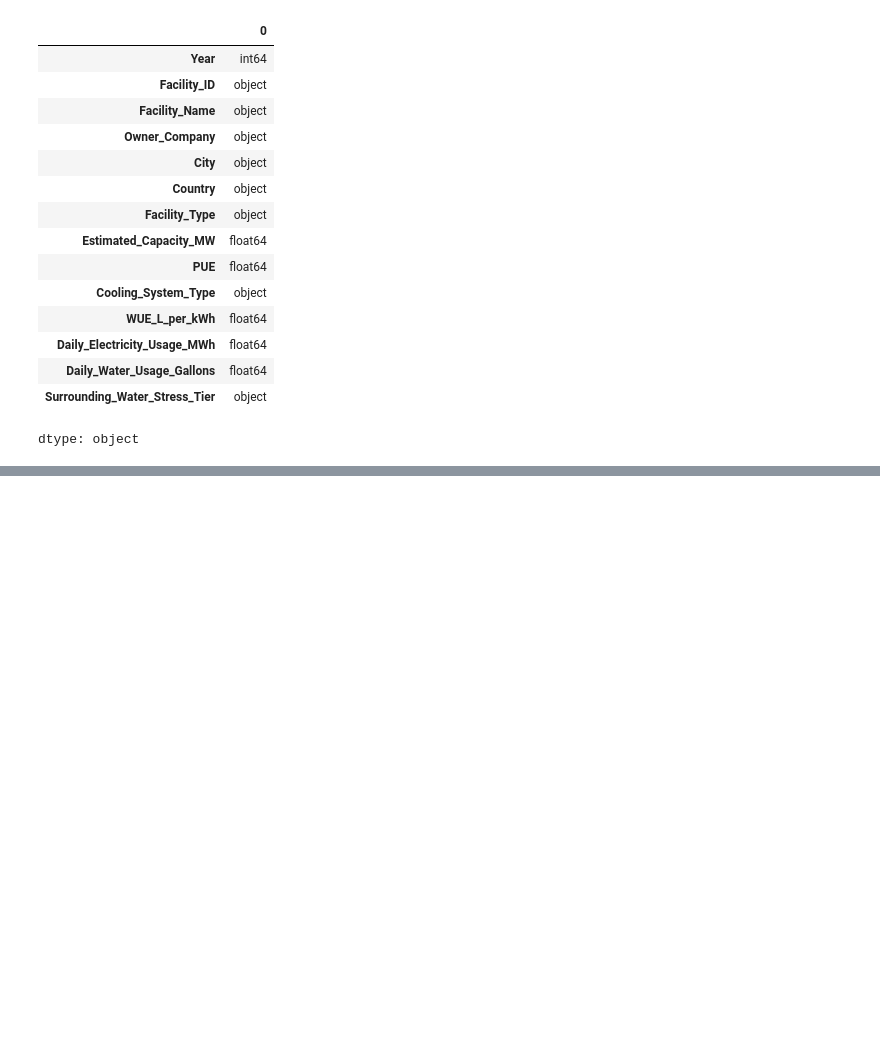
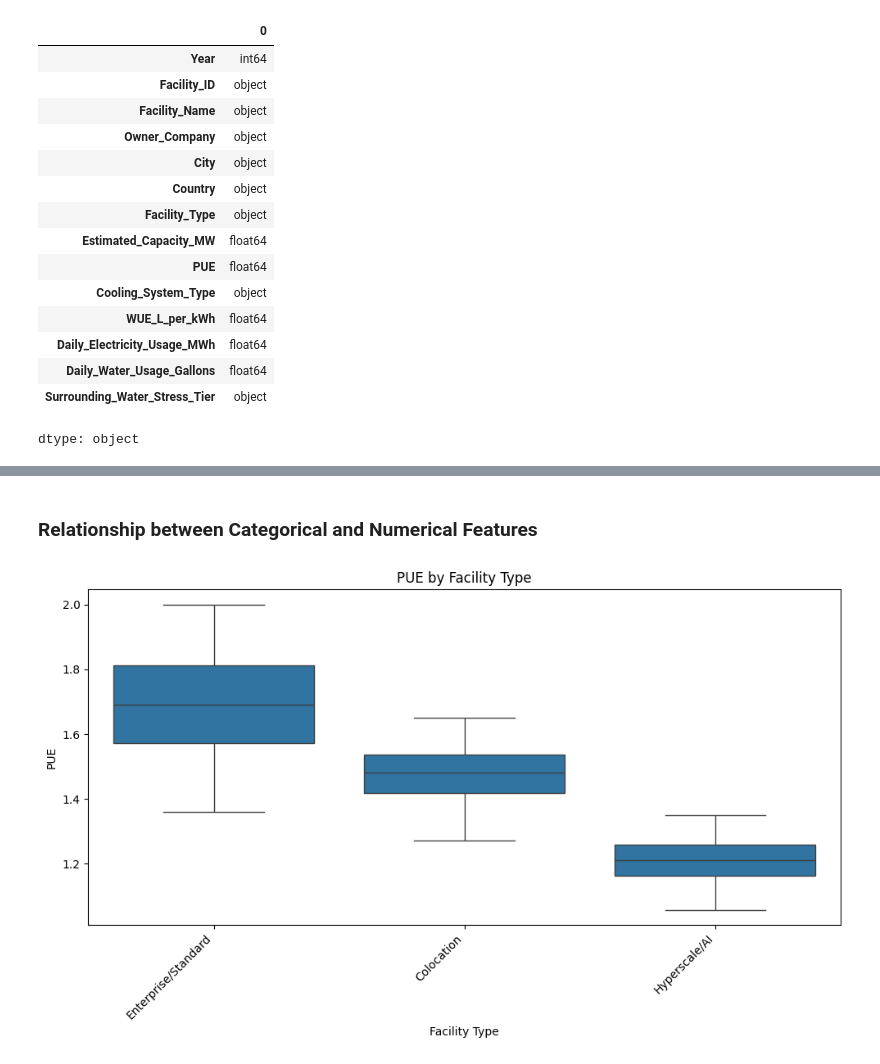
Before and after one commit to kxrrym03/Data-Center-AI-Water-Electricity-Usage, a Jupyter notebook: Water_Electricity_Usage_in_Data_Centers.ipynb, the cells around one changed output, grey strips where cells are left out. Drawn from its saved outputs; the diff is of its cells as text; code cells hidden in the pictures; blank space fills up the shorter version.

```diff
--- a/Water_Electricity_Usage_in_Data_Centers.ipynb
+++ b/Water_Electricity_Usage_in_Data_Centers.ipynb
@@ -113,0 +160,13 @@ dtype: object
+# %% [markdown]
+### Relationship between Categorical and Numerical Features
+# %%
+plt.figure(figsize=(10, 6))
+sns.boxplot(data=df, x='Facility_Type', y='PUE')
+plt.title('PUE by Facility Type')
+plt.xlabel('Facility Type')
+plt.ylabel('PUE')
+plt.xticks(rotation=45, ha='right')
+plt.tight_layout()
+plt.show()
+# %% [output]
+[figure, added]
```
Also changed, not shown: parts of 14 cells of this notebook.
